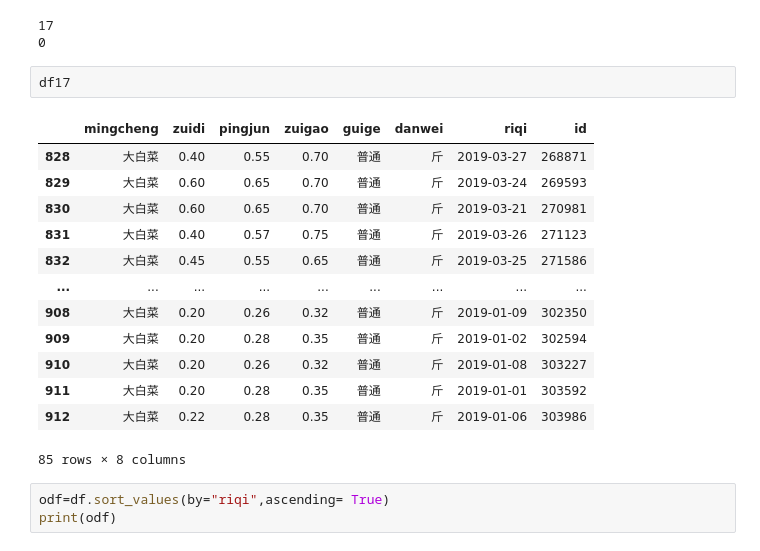
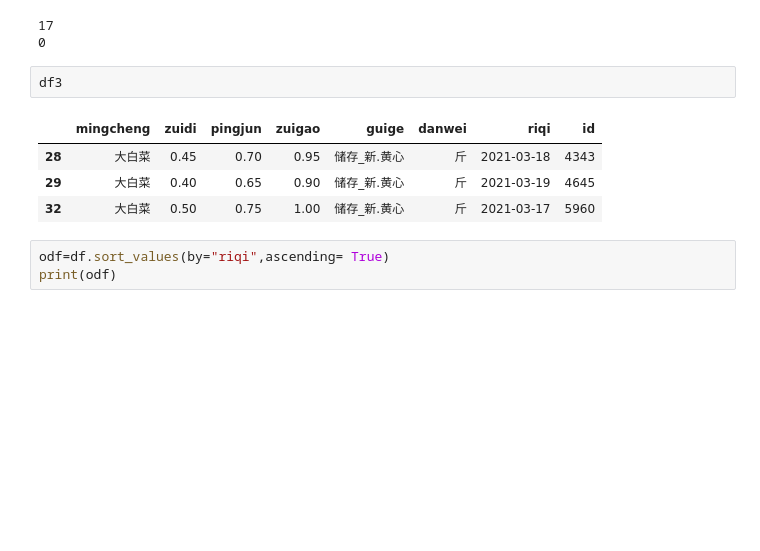
Before and after one commit to zheddie/samplecodes, a Jupyter notebook: src_python/xinfadi/TryAnalysis.ipynb, the cells around one changed output. Cells and saved outputs as stored; diff of their text form; blank space fills up the shorter version.

```diff
--- a/src_python/xinfadi/TryAnalysis.ipynb
+++ b/src_python/xinfadi/TryAnalysis.ipynb
@@ -37,21 +59,12 @@ print(idx)
 17
 0
 # %%
-df17
+df3
 # %% [output]
 |  | mingcheng | zuidi | pingjun | zuigao | guige | danwei | riqi | id |
-| 828 | 大白菜 | 0.40 | 0.55 | 0.70 | 普通 | 斤 | 2019-03-27 | 268871 |
-| 829 | 大白菜 | 0.60 | 0.65 | 0.70 | 普通 | 斤 | 2019-03-24 | 269593 |
-| 830 | 大白菜 | 0.60 | 0.65 | 0.70 | 普通 | 斤 | 2019-03-21 | 270981 |
-| 831 | 大白菜 | 0.40 | 0.57 | 0.75 | 普通 | 斤 | 2019-03-26 | 271123 |
-| 832 | 大白菜 | 0.45 | 0.55 | 0.65 | 普通 | 斤 | 2019-03-25 | 271586 |
-| ... | ... | ... | ... | ... | ... | ... | ... | ... |
-| 908 | 大白菜 | 0.20 | 0.26 | 0.32 | 普通 | 斤 | 2019-01-09 | 302350 |
-| 909 | 大白菜 | 0.20 | 0.28 | 0.35 | 普通 | 斤 | 2019-01-02 | 302594 |
-| 910 | 大白菜 | 0.20 | 0.26 | 0.32 | 普通 | 斤 | 2019-01-08 | 303227 |
-| 911 | 大白菜 | 0.20 | 0.28 | 0.35 | 普通 | 斤 | 2019-01-01 | 303592 |
-| 912 | 大白菜 | 0.22 | 0.28 | 0.35 | 普通 | 斤 | 2019-01-06 | 303986 |
+| 28 | 大白菜 | 0.45 | 0.70 | 0.95 | 储存_新.黄心 | 斤 | 2021-03-18 | 4343 |
+| 29 | 大白菜 | 0.40 | 0.65 | 0.90 | 储存_新.黄心 | 斤 | 2021-03-19 | 4645 |
+| 32 | 大白菜 | 0.50 | 0.75 | 1.00 | 储存_新.黄心 | 斤 | 2021-03-17 | 5960 |
-85 rows × 8 columns
 # %%
 odf=df.sort_values(by="riqi",ascending= True)
 print(odf)
```
Also changed, not shown: parts of 3 cells of this notebook.
